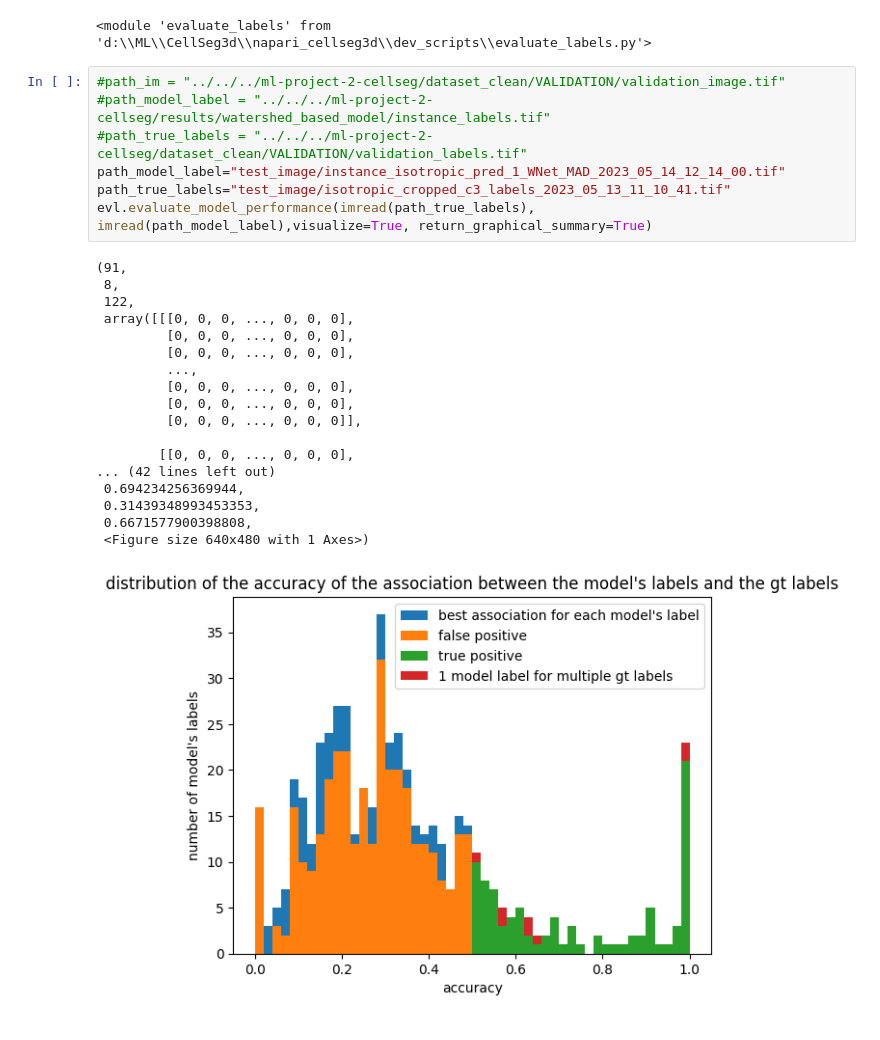
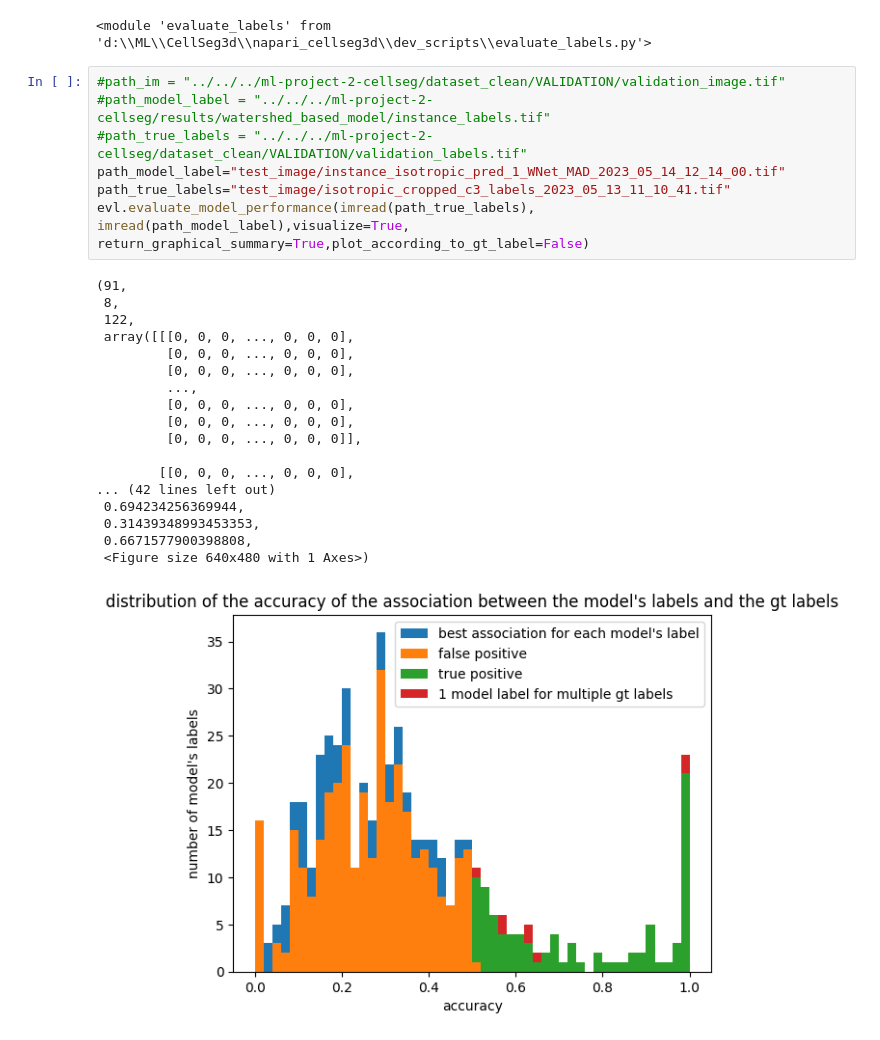
Before and after one commit to AdaptiveMotorControlLab/CellSeg3D, a Jupyter notebook: napari_cellseg3d/dev_scripts/test_new_evaluation.ipynb, the cells around one changed output. Cells and saved outputs as stored; diff of their text form.

Commit message:
plot according to best association for each gt labels

```diff
--- a/napari_cellseg3d/dev_scripts/test_new_evaluation.ipynb
+++ b/napari_cellseg3d/dev_scripts/test_new_evaluation.ipynb
@@ -10,26 +10,26 @@ reload(evl)
 # %%
 #path_im = "../../../ml-project-2-cellseg/dataset_clean/VALIDATION/validation_image.tif"
 #path_model_label = "../../../ml-project-2-cellseg/results/watershed_based_model/instance_labels.tif"
 #path_true_labels = "../../../ml-project-2-cellseg/dataset_clean/VALIDATION/validation_labels.tif"
 path_model_label="test_image/instance_isotropic_pred_1_WNet_MAD_2023_05_14_12_14_00.tif"
 path_true_labels="test_image/isotropic_cropped_c3_labels_2023_05_13_11_10_41.tif"
-evl.evaluate_model_performance(imread(path_true_labels), imread(path_model_label),visualize=True, return_graphical_summary=True)
+evl.evaluate_model_performance(imread(path_true_labels), imread(path_model_label),visualize=True, return_graphical_summary=True,plot_according_to_gt_label=False)
 # %% [output]
 (91,
  8,
  122,
  array([[[0, 0, 0, ..., 0, 0, 0],
          [0, 0, 0, ..., 0, 0, 0],
          [0, 0, 0, ..., 0, 0, 0],
          ...,
          [0, 0, 0, ..., 0, 0, 0],
          [0, 0, 0, ..., 0, 0, 0],
          [0, 0, 0, ..., 0, 0, 0]],
 
         [[0, 0, 0, ..., 0, 0, 0],
 ... (42 lines left out)
  0.694234256369944,
  0.31439348993453353,
  0.6671577900398808,
  <Figure size 640x480 with 1 Axes>)
-[figure, old version]
+[figure, new version]
```
Also changed, not shown: parts of 1 cell of this notebook, 1 other file.
